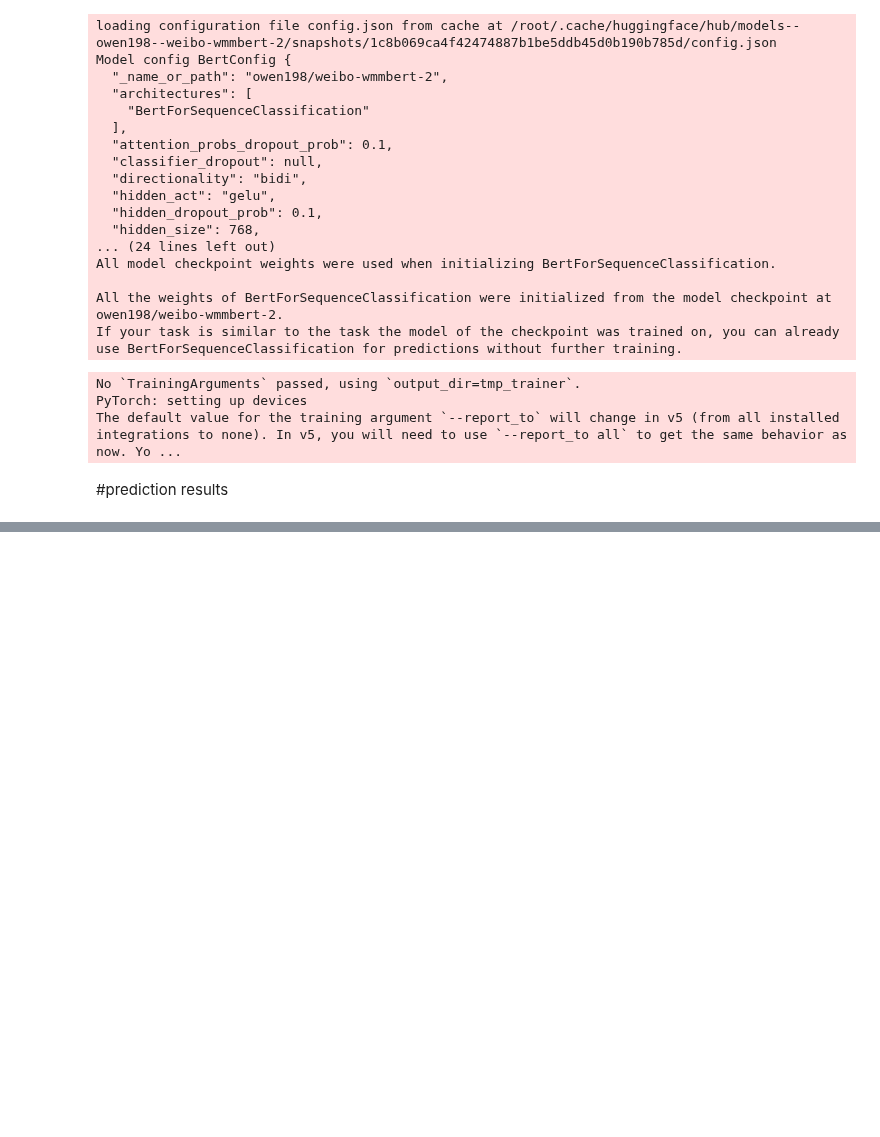
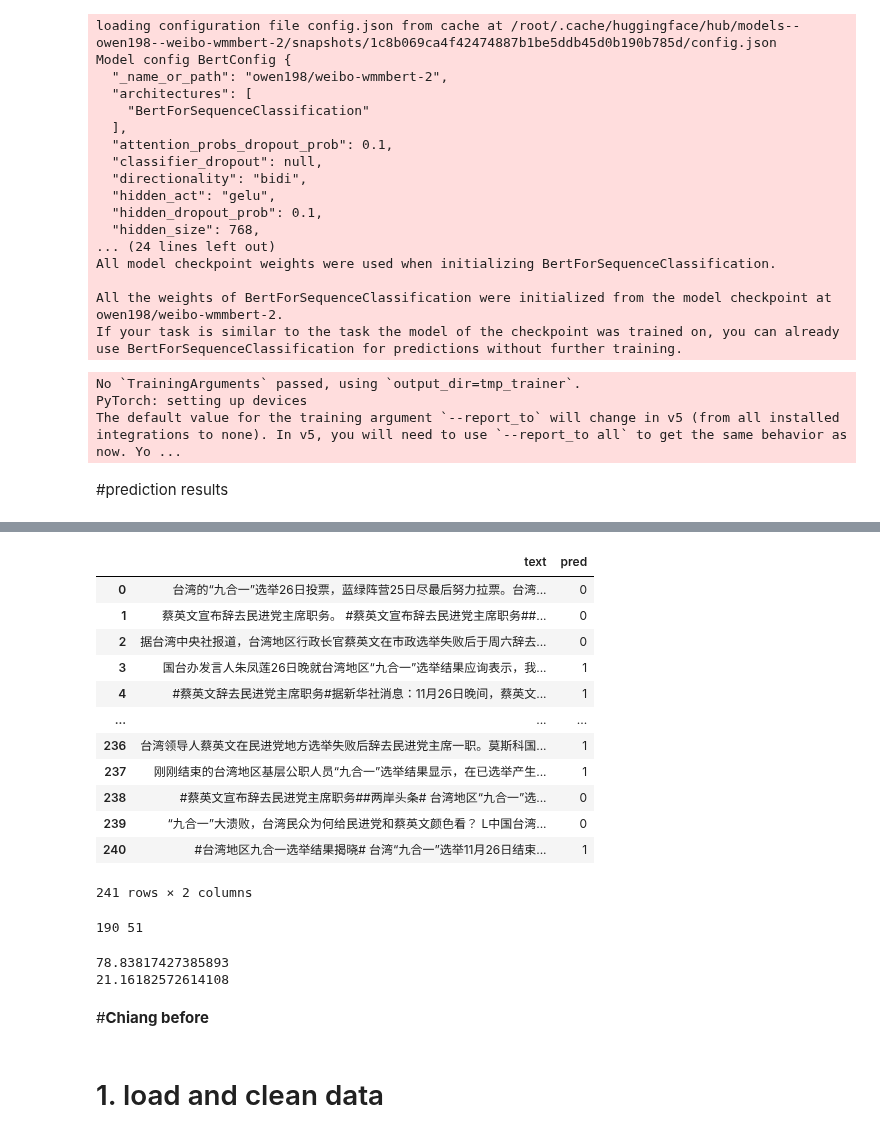
Before and after one commit to advapplab/sentiment_analysis_election_2022, a Jupyter notebook: predict_unlabelled_data.ipynb, the cells around one changed output, grey strips where cells are left out. Drawn from its saved outputs; the diff is of its cells as text; code cells hidden in the pictures; blank space fills up the shorter version.

Commit message:
Add files via upload
Get the negative and positive percentages of 3 politicians for sentiment analysis

```diff
--- a/predict_unlabelled_data.ipynb
+++ b/predict_unlabelled_data.ipynb
@@ -292,0 +988,17 @@ testing_pd
+# %%
+from datasets import load_metric
+
+metric = load_metric("accuracy")
+
+def compute_metrics(eval_pred):
+    logits, labels = eval_pred
+    predictions = np.argmax(logits, axis=-1)
+    return metric.compute(predictions=predictions, references=labels)
+# %%
+from transformers import Trainer
+
+trainer = Trainer(
+    model=model,
+    eval_dataset=full_test_dataset,
+    compute_metrics=compute_metrics,
+)
@@ -292,0 +1013,2 @@ testing_pd
+# %%
+pred = trainer.predict(test_dataset=full_test_dataset)
@@ -292,0 +1056,38 @@ testing_pd
+# %%
+testing_pd['pred'] = np.argmax(pred.predictions, axis=-1)
+# %%
+#final table
+testing_pd
+# %% [output]
+|  | text | pred |
+| 0 | 台湾的“九合一”选举26日投票，蓝绿阵营25日尽最后努力拉票。台湾... | 0 |
+| 1 | 蔡英文宣布辞去民进党主席职务。 #蔡英文宣布辞去民进党主席职务##... | 0 |
+| 2 | 据台湾中央社报道，台湾地区行政长官蔡英文在市政选举失败后于周六辞去... | 0 |
+| 3 | 国台办发言人朱凤莲26日晚就台湾地区“九合一”选举结果应询表示，我... | 1 |
+| 4 | #蔡英文辞去民进党主席职务#据新华社消息：11月26日晚间，蔡英文... | 1 |
+| ... | ... | ... |
+| 236 | 台湾领导人蔡英文在民进党地方选举失败后辞去民进党主席一职。莫斯科国... | 1 |
+| 237 | 刚刚结束的台湾地区基层公职人员“九合一”选举结果显示，在已选举产生... | 1 |
+| 238 | #蔡英文宣布辞去民进党主席职务##两岸头条# 台湾地区“九合一”选... | 0 |
+| 239 | “九合一”大溃败，台湾民众为何给民进党和蔡英文颜色看？ L中国台湾... | 0 |
+| 240 | #台湾地区九合一选举结果揭晓# 台湾“九合一”选举11月26日结束... | 1 |
+241 rows × 2 columns
+# %%
+count0 = (testing_pd['pred'] == 0).sum()
+count1 = (testing_pd['pred'] == 1).sum()
+print(count0, count1)
+# %% [output]
+190 51
+# %%
+def Percentage(num1, num2):
+    return num1 / (num1 + num2) * 100
+
+print(Percentage(count0, count1))
+print(Percentage(count1, count0))
+# %% [output]
+78.83817427385893
+21.16182572614108
+# %% [markdown]
+#**Chiang before**
+# %% [markdown]
+# 1. load and clean data
```
Also changed, not shown: parts of 142 cells of this notebook.
